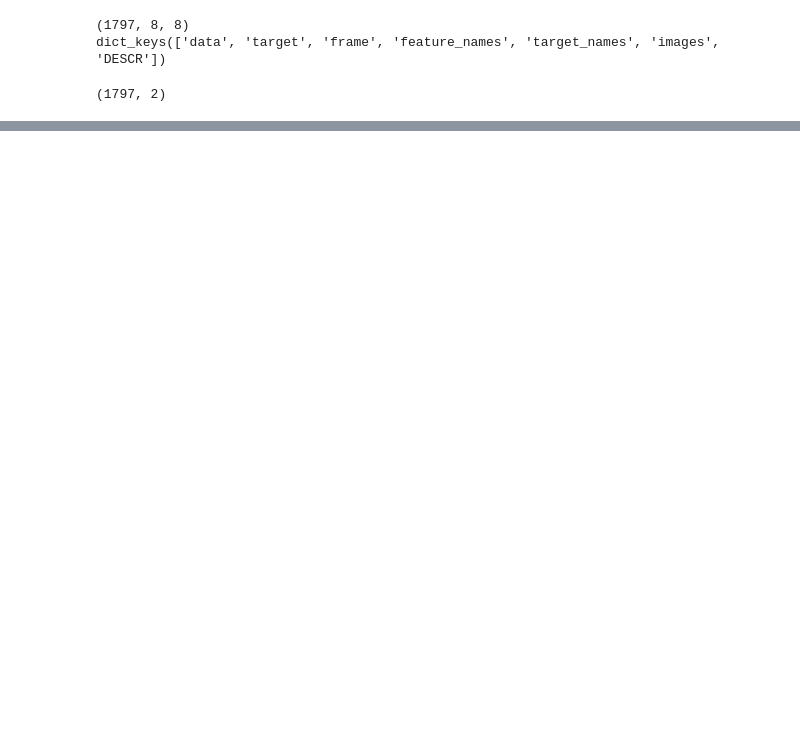
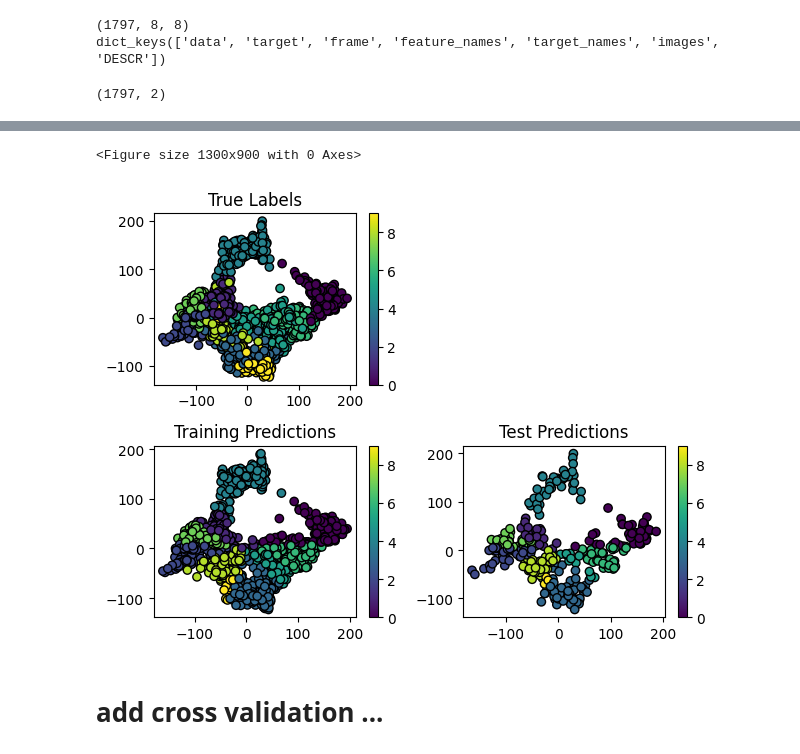
Before and after one commit to malvibellotti/astrostatistics_bicocca_2024, a Jupyter notebook: working/lecture_13_digits.ipynb, the cells around one changed output, grey strips where cells are left out. Cells and saved outputs as stored; diff of their text form; code cells hidden in the pictures; blank space fills up the shorter version.

```diff
--- a/working/lecture_13_digits.ipynb
+++ b/working/lecture_13_digits.ipynb
@@ -47,0 +98,4 @@ array=[-5.88215327e+01 -4.91462714e+01 -5.37523157e+01 -9.27630908e+01
+# %%
+y_pred_train = clf.predict(x_train)
+print("CONFUSION MATRIX: \n", confusion_matrix(y_train, y_pred_train))
+print("accuracy score on train set: ", sklearn.metrics.accuracy_score(y_train, y_pred_train))
@@ -47,0 +115,4 @@ array=[-5.88215327e+01 -4.91462714e+01 -5.37523157e+01 -9.27630908e+01
+# %%
+y_pred_test = clf.predict(x_test)
+print("CONFUSION MATRIX: \n", confusion_matrix(y_test, y_pred_test))
+print("accuracy score on test set: ", sklearn.metrics.accuracy_score(y_test, y_pred_test))
@@ -47,0 +135,33 @@ array=[-5.88215327e+01 -4.91462714e+01 -5.37523157e+01 -9.27630908e+01
+# %%
+#plt.scatter(x_train[:,0], x_train[:,1], c=y_pred_train)
+plt.figure(figsize=(13, 9))
+fig, axs = plt.subplots(2, 2)
+
+
+# Plot with true labels
+ax = axs[0,0]
+ax.scatter(X[:, 0], X[:, 1], c=digits.target, cmap='viridis', edgecolor='k')
+ax.set_title('True Labels')
+fig.colorbar(ax.collections[0], ax=ax)
+
+# Plot with training predictions
+ax = axs[1, 0]
+ax.scatter(x_train[:, 0], x_train[:, 1], c=y_pred_train, cmap='viridis', edgecolor='k')
+ax.set_title('Training Predictions')
+fig.colorbar(ax.collections[0], ax=ax)
+
+# Plot with test predictions
+ax= axs[1, 1]
+ax.scatter(x_test[:, 0], x_test[:, 1], c=y_pred_test, cmap='viridis', edgecolor='k')
+ax.set_title('Test Predictions')
+fig.colorbar(ax.collections[0], ax=ax)
+
+fig.delaxes(axs[0, 1])
+
+plt.tight_layout()
+plt.show()
+# %% [output]
+<Figure size 1300x900 with 0 Axes>
+[figure, added]
+# %% [markdown]
+# add cross validation ...
```
Also changed, not shown: parts of 12 cells of this notebook, 1 other file.
